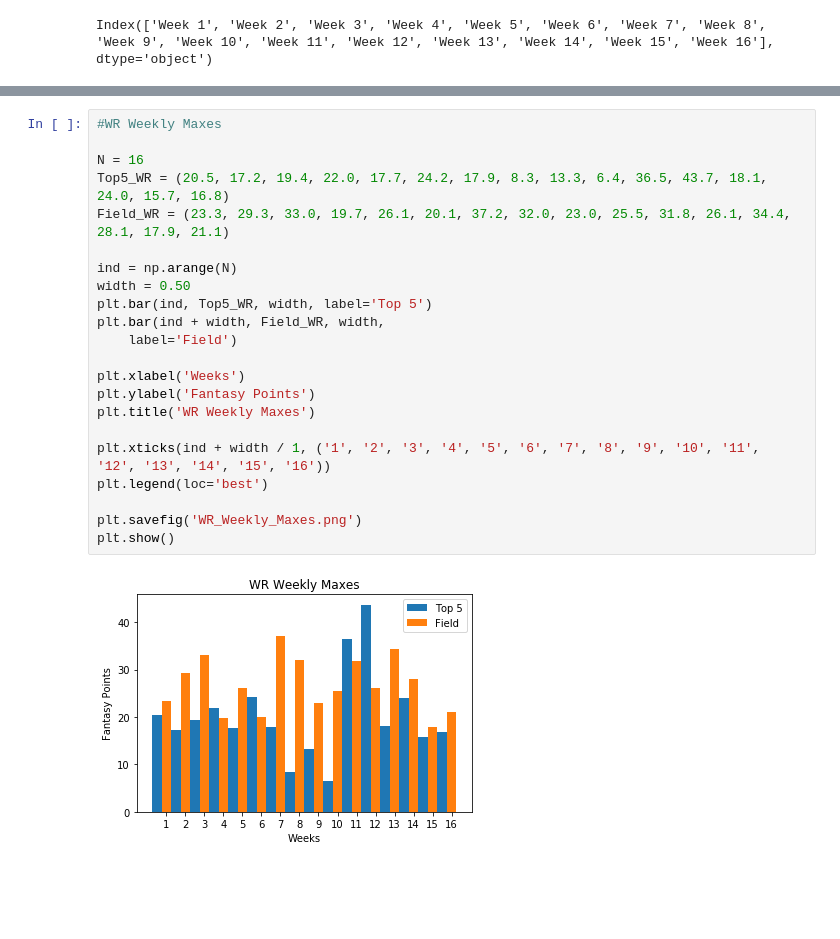
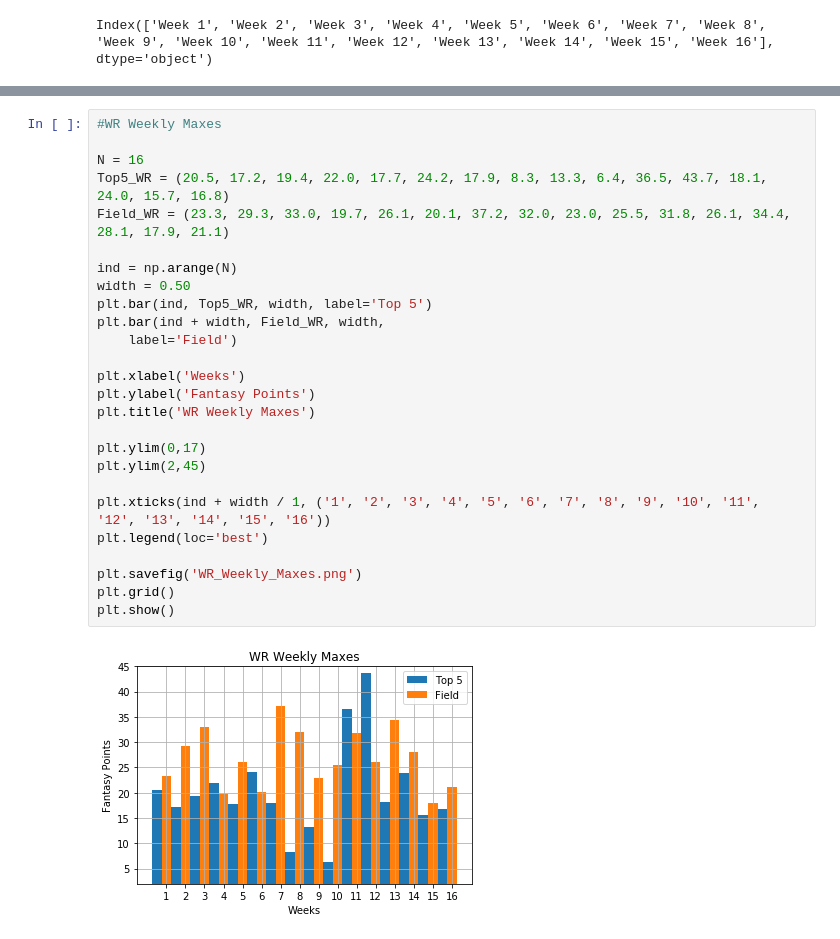
Before and after one commit to MTMUTH/Group_Project_01, a Jupyter notebook: FFL_CleanData_BB_v2.ipynb, the cells around one changed output, grey strips where cells are left out. Saved outputs shown, nothing was run; the diff lists cells and outputs as text; blank space fills up the shorter version.

Commit message:
Updated Graphs

```diff
--- a/FFL_CleanData_BB_v2.ipynb
+++ b/FFL_CleanData_BB_v2.ipynb
@@ -399,27 +403,31 @@ plt.show()
 # %%
 #WR Weekly Maxes
 
 N = 16
 Top5_WR = (20.5, 17.2, 19.4, 22.0, 17.7, 24.2, 17.9, 8.3, 13.3, 6.4, 36.5, 43.7, 18.1, 24.0, 15.7, 16.8)
 Field_WR = (23.3, 29.3, 33.0, 19.7, 26.1, 20.1, 37.2, 32.0, 23.0, 25.5, 31.8, 26.1, 34.4, 28.1, 17.9, 21.1)
 
 ind = np.arange(N)
 width = 0.50
 plt.bar(ind, Top5_WR, width, label='Top 5')
 plt.bar(ind + width, Field_WR, width,
     label='Field')
 
 plt.xlabel('Weeks')
 plt.ylabel('Fantasy Points')
 plt.title('WR Weekly Maxes')
 
+plt.ylim(0,17)
+plt.ylim(2,45)
+
 plt.xticks(ind + width / 1, ('1', '2', '3', '4', '5', '6', '7', '8', '9', '10', '11', '12', '13', '14', '15', '16'))
 plt.legend(loc='best')
 
 plt.savefig('WR_Weekly_Maxes.png')
+plt.grid()
 plt.show()
 # %% [output]
-[figure, old version]
+[figure, new version]
 # %%
 #QB Weekly Maxes
 N = 16
```
Also changed, not shown: parts of 2 cells of this notebook, 2 other files.
